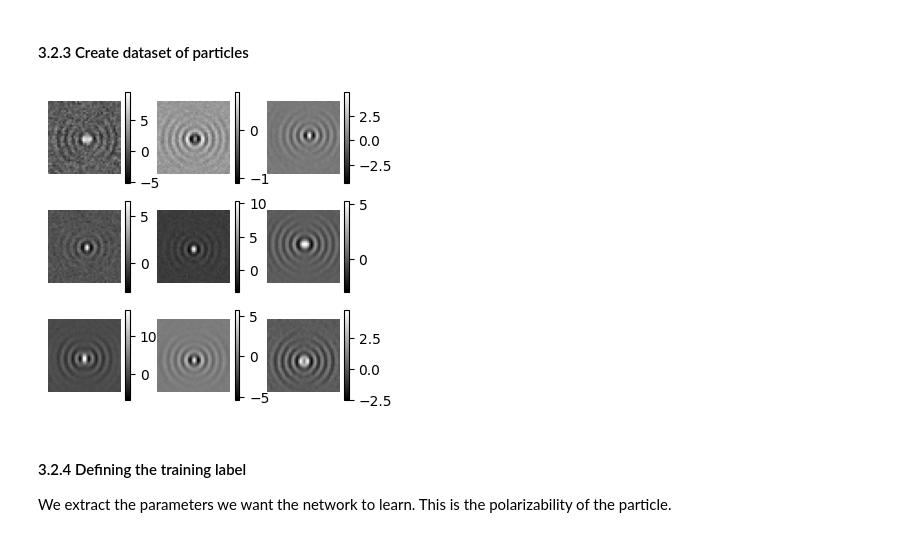
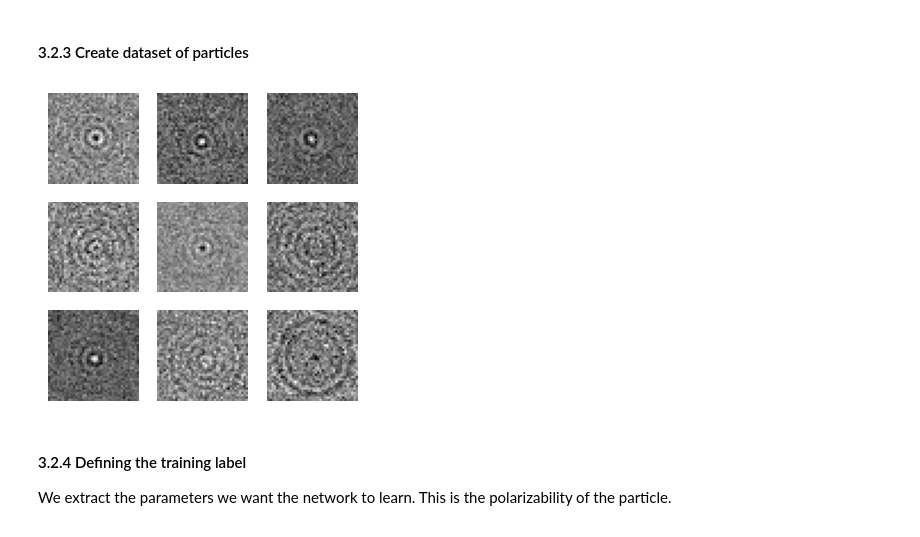
Before and after one commit to softmatterlab/OpticalCharacterizationNanoparticles, a Jupyter notebook: example_analysis/ISCAT_analysis.ipynb, the cells around one changed output. Cells and saved outputs as stored; diff of their text form; code cells hidden in the pictures.

```diff
--- a/example_analysis/ISCAT_analysis.ipynb
+++ b/example_analysis/ISCAT_analysis.ipynb
@@ -252,16 +255,16 @@ plt.show()
 # %%
 alpha = 0.5
 beta = 0.5
-cutoff = 0.985
+cutoff = 0.975
 mode = "quantile"#"constant"
 
 plt.figure(figsize=(6, 6))
 if downsample:
     datav2 = skimage.measure.block_reduce(data, (2, 2, 1))
-    torch_image = torch.from_numpy(datav2).permute(2, 0, 1).unsqueeze(0).float()
+    torch_image = torch.from_numpy(datav2).permute(2, 0, 1).unsqueeze(0).float().to(DEV)
     factor = 2
 else:
-    torch_image = torch.from_numpy(data).permute(2, 0, 1).unsqueeze(0).float()
+    torch_image = torch.from_numpy(data).permute(2, 0, 1).unsqueeze(0).float().to(DEV)
     factor = 1
 
 detections = lodestar.detect(torch_image, alpha=alpha, beta=beta,
@@ -335,12 +338,11 @@ REFRACTIVE_INDEX_RANGE = (1.37, 1.6)
 # %%
 particle = dt.MieSphere(
     position=lambda: (IMAGE_SIZE / 2, IMAGE_SIZE / 2) + np.random.randn(2),
-    z=lambda: np.random.randn() * 2,
+    z=lambda: np.random.randn() * 3,
     radius=lambda:np.random.uniform(*RADIUS_RANGE),
     refractive_index=lambda: np.random.uniform(*REFRACTIVE_INDEX_RANGE),
     L=8,
     position_unit="pixel",
-    sigmaval = lambda radius: np.random.uniform()*(radius/1e-8)*3e-4,
 )
 # %% [markdown]
 #### 3.2.3 Create dataset of particles
@@ -354,20 +356,19 @@ def add_noise(snr=10):
         return image
     return inner
 
-noise_snr = dt.Lambda(add_noise, snr=lambda: np.random.uniform(1,10))
+noise_snr = dt.Lambda(add_noise, snr=lambda: np.random.uniform(0.5, 5))
 # %%
-dataset = optics(particle >> dt.Gaussian(sigma=1e-5)) >> dt.Subtract(1) >> dt.Multiply(100) >> noise_snr
+dataset = optics(particle >> dt.Gaussian(sigma=1e-5)) >> dt.Subtract(1) >> noise_snr
 # %%
 #3x3 grid of augmented images
 plt.figure(figsize=(4, 4))
 for i in range(9):
     plt.subplot(3, 3, i+1)
-    img = dataset.update().resolve()
+    img = dataset.update().resolve(refractive_index = 1.4, radius = 100e-9, snr = 0.5)
     plt.imshow(img[...,0], cmap="gray")
-    plt.colorbar()
     plt.axis('off')
 # %% [output]
-[figure, old version]
+[figure, new version]
 # %% [markdown]
 #### 3.2.4 Defining the training label
 
```
Also changed, not shown: parts of 36 cells of this notebook, 2 other files.
